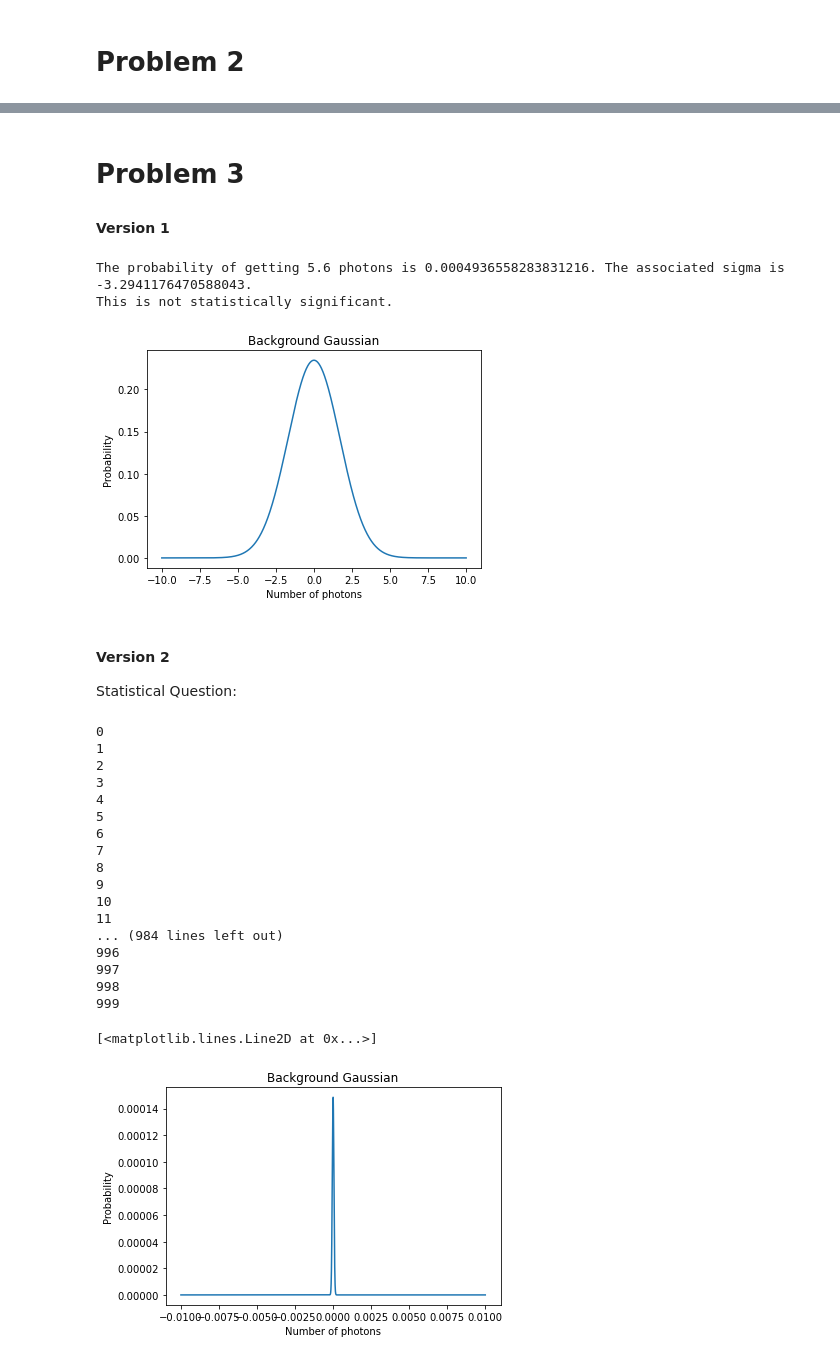
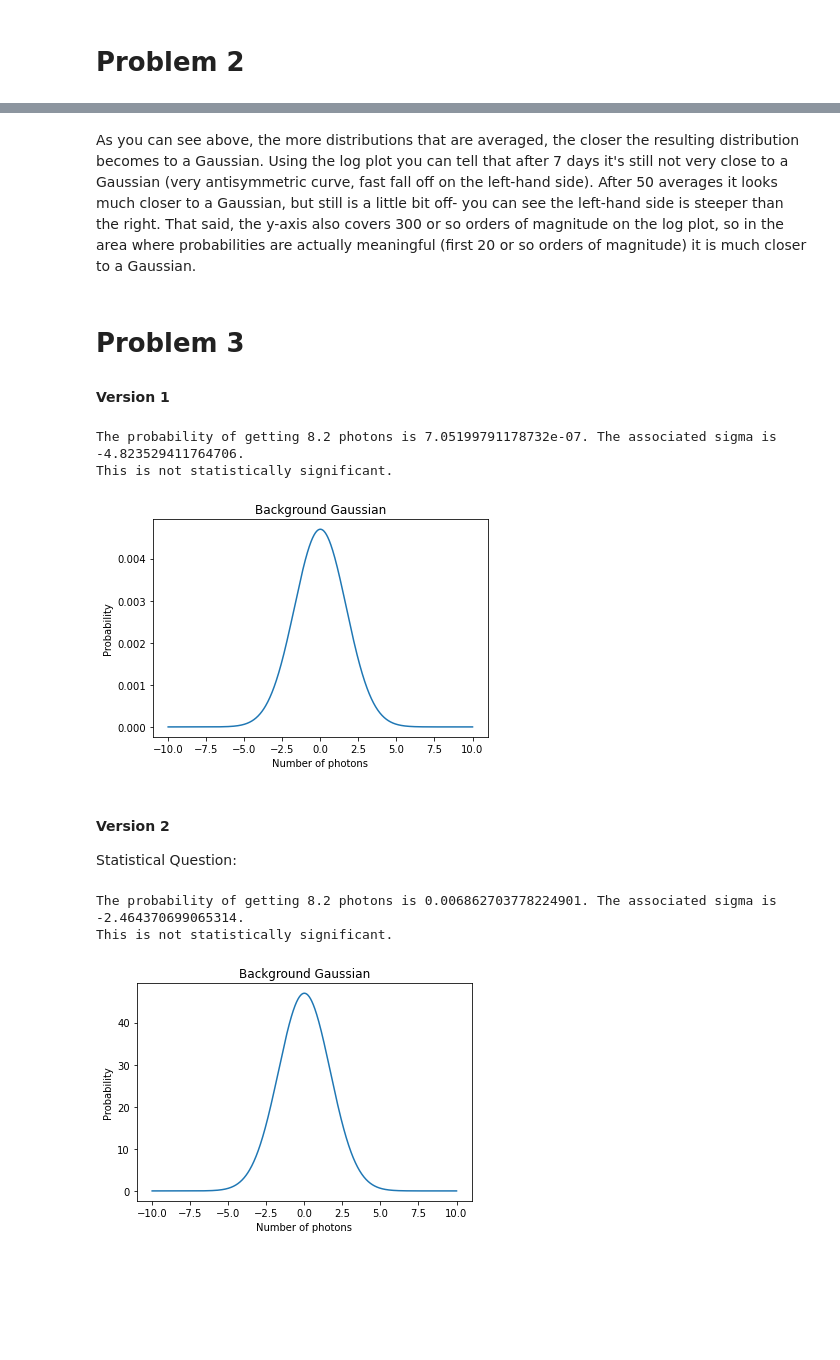
Before and after one commit to jarods00/PHYS434, a Jupyter notebook: Lab 2.ipynb, the cells around one changed output, grey strips where cells are left out. Saved outputs shown, nothing was run; the diff lists cells and outputs as text; code cells hidden in the pictures; blank space fills up the shorter version.

```diff
--- a/Lab 2.ipynb
+++ b/Lab 2.ipynb
@@ -181,3 +192,5 @@ ax.legend(["Day " + str(N1), "Day " + str(N2), "Day " + str(N3)])
+# %% [markdown]
+As you can see above, the more distributions that are averaged, the closer the resulting distribution becomes to a Gaussian. Using the log plot you can tell that after 7 days it's still not very close to a Gaussian (very antisymmetric curve, fast fall off on the left-hand side). After 50 averages it looks much closer to a Gaussian, but still is a little bit off- you can see the left-hand side is steeper than the right. That said, the y-axis also covers 300 or so orders of magnitude on the log plot, so in the area where probabilities are actually meaningful (first 20 or so orders of magnitude) it is much closer to a Gaussian.
 # %% [markdown]
 # Problem 3
 #### Version 1
@@ -185,17 +198,18 @@ ax.legend(["Day " + str(N1), "Day " + str(N2), "Day " + str(N3)])
 # X is chosen background Gaussian width
 # Y is chosen signal strength
 X = 1.7
-Y = 5.6
+Y = 8.2
 
 k = np.linspace(-10, 10, 1000)
 background = stats.norm.pdf(k, loc = 0, scale = X)
+background = background / np.sum(background)
 
 fig, ax = plt.subplots(1, 1)
 ax.set_title("Background Gaussian")
 ax.set_xlabel("Number of photons")
 ax.set_ylabel("Probability")
 
-prob = 1 - stats.norm.cdf(Y, loc = 0, scale = X)
+prob = stats.norm.sf(Y, loc = 0, scale = X)
 sigma = stats.norm.ppf(prob, loc = 0, scale = 1)
 
 ax.plot(k, background)
@@ -203,54 +217,46 @@ ax.plot(k, background)
 print("The probability of getting " + str(Y) + " photons is " + str(prob) + ". The associated sigma is " + str(sigma) + ".")
 print("This is not statistically significant.")
 # %% [output]
-The probability of getting 5.6 photons is 0.0004936558283831216. The associated sigma is -3.2941176470588043.
+The probability of getting 8.2 photons is 7.05199791178732e-07. The associated sigma is -4.823529411764706.
 This is not statistically significant.
-[figure, old version]
+[figure, new version]
 # %% [markdown]
 #### Version 2
 Statistical Question:
 # %%
 # X is chosen background Gaussian width
 # Y is chosen signal strength
 X = 1.7
-Y = 5.6
+Y = 8.2
+num_pixels = 10000
 
 k = np.linspace(-10, 10, 1000)
 background = stats.norm.pdf(k, loc = 0, scale = X)
-comb = background
+background = background / np.sum(background)
+full_run = background * num_pixels
 
-for i in range(1000):
-    print(i)
-    comb = np.convolve(comb, background)
-    comb = comb / np.sum(comb)
-k_c = np.linspace(-10, 10, len(comb))
 
 fig, ax = plt.subplots(1, 1)
 ax.set_title("Background Gaussian")
 ax.set_xlabel("Number of photons")
 ax.set_ylabel("Probability")
 
-prob = 1 - stats.norm.cdf(Y, loc = 0, scale = X)
+ax.plot(k, full_run)
+
+index = 0
+
+for i in range(len(k)):
+    if(k[i] >= Y):
+        index = i
+        break
+
+prob = np.sum(full_run[index:len(k)])
+
 sigma = stats.norm.ppf(prob, loc = 0, scale = 1)
 
-ax.plot(k_c / 1000, comb)
+print("The probability of getting " + str(Y) + " photons is " + str(prob) + ". The associated sigma is " + str(sigma) + ".")
+print("This is not statistically significant.")
 # %% [output]
-0
-1
-2
-3
-4
-5
-6
-7
-8
-9
-10
-11
-... (984 lines left out)
-996
-997
-998
-999
+The probability of getting 8.2 photons is 0.006862703778224901. The associated sigma is -2.464370699065314.
+This is not statistically significant.
-[<matplotlib.lines.Line2D at 0x...>]
-[figure, old version]
+[figure, new version]
```
Also changed, not shown: parts of 7 cells of this notebook.
